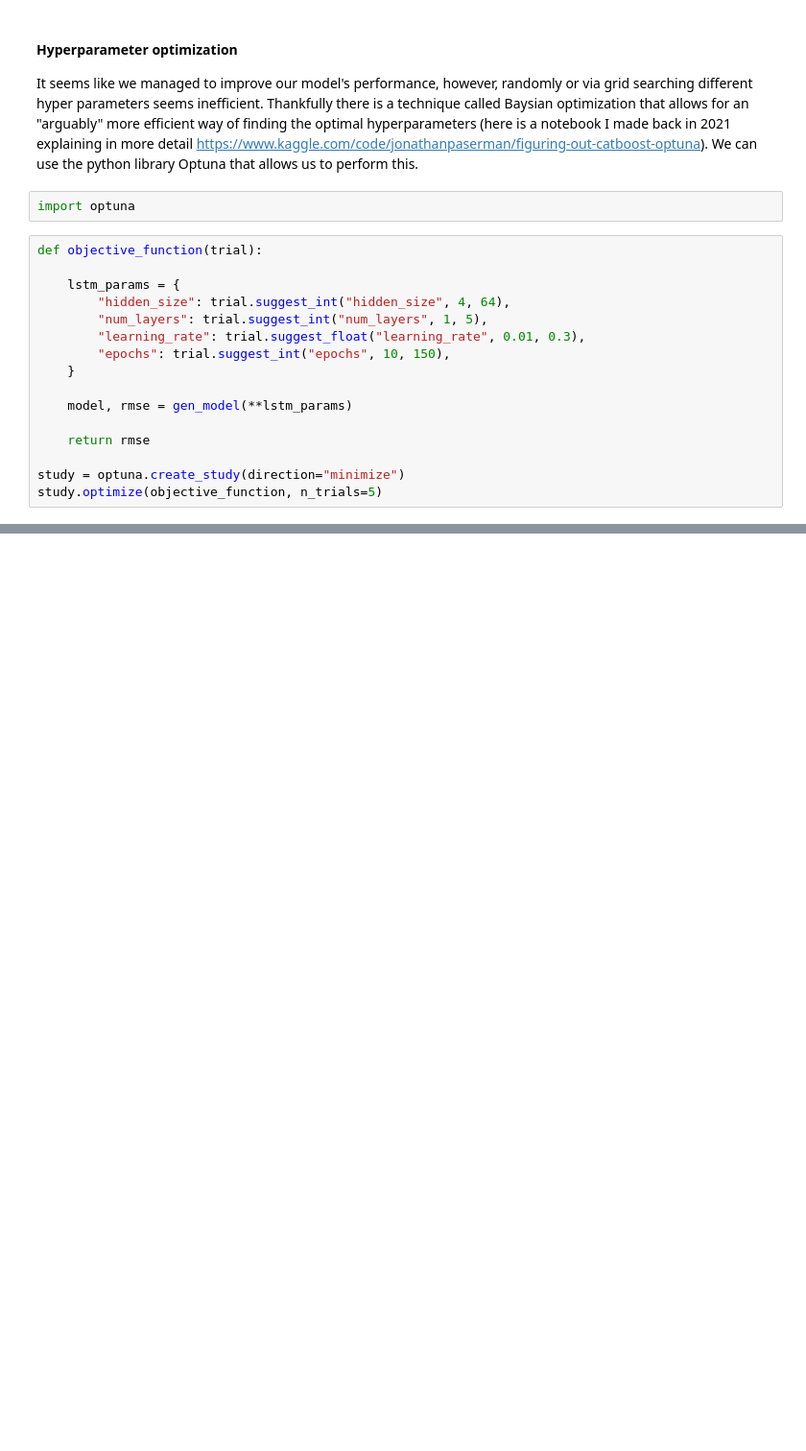
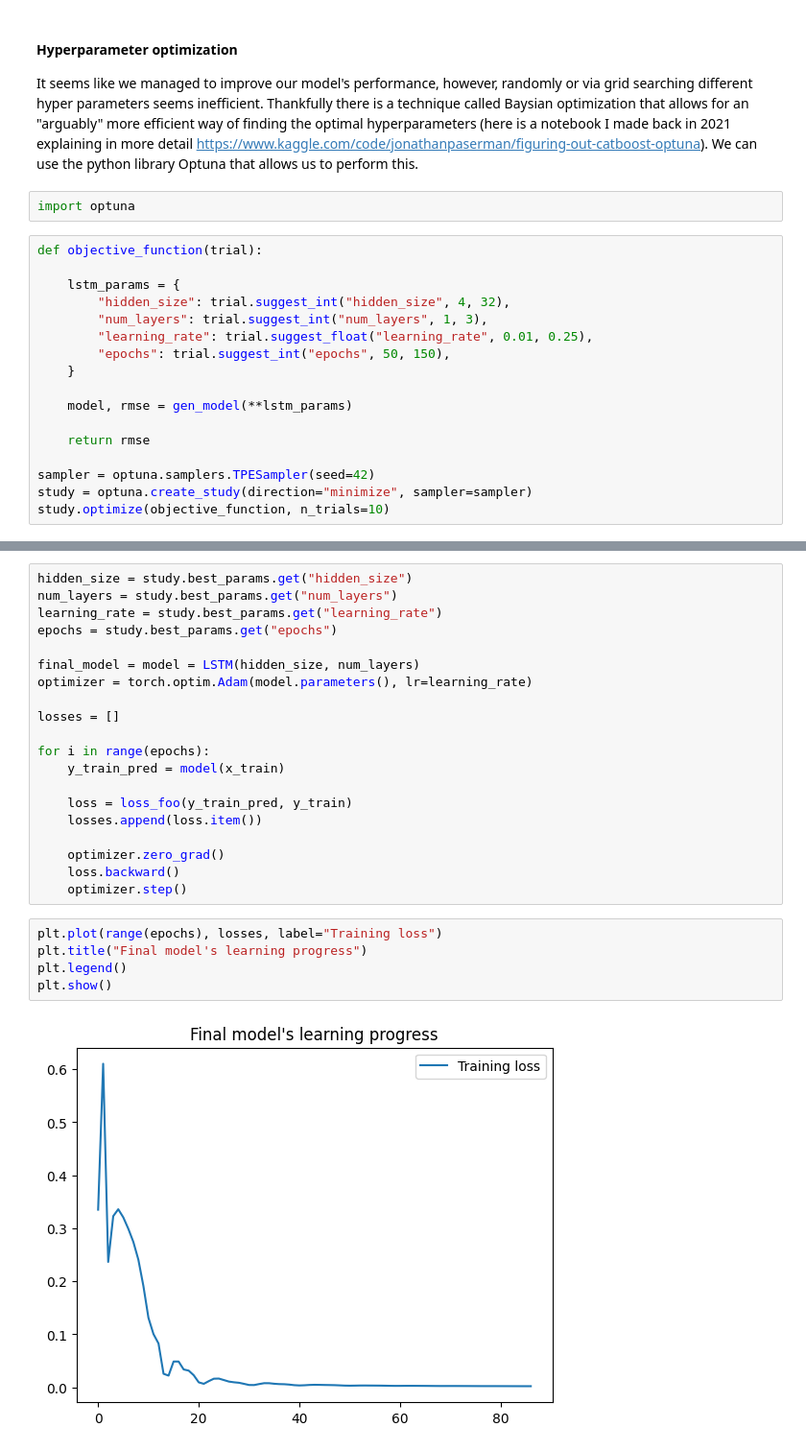
Before and after one commit to BigJonP/stocks-LSTM, a Jupyter notebook: main.ipynb, the cells around one changed output, grey strips where cells are left out. Shown: that part at 96% size. Saved outputs shown, nothing was run; the diff lists cells and outputs as text; blank space fills up the shorter version.

Commit message:
fixed typos and graphed final model results

```diff
--- a/main.ipynb
+++ b/main.ipynb
@@ -240,16 +235,17 @@ import optuna
 def objective_function(trial):
 
     lstm_params = {
-        "hidden_size": trial.suggest_int("hidden_size", 4, 64),
-        "num_layers": trial.suggest_int("num_layers", 1, 5),
-        "learning_rate": trial.suggest_float("learning_rate", 0.01, 0.3),
-        "epochs": trial.suggest_int("epochs", 10, 150),
+        "hidden_size": trial.suggest_int("hidden_size", 4, 32),
+        "num_layers": trial.suggest_int("num_layers", 1, 3),
+        "learning_rate": trial.suggest_float("learning_rate", 0.01, 0.25),
+        "epochs": trial.suggest_int("epochs", 50, 150),
     }
 
     model, rmse = gen_model(**lstm_params)
 
     return rmse
 
-study = optuna.create_study(direction="minimize")
-study.optimize(objective_function, n_trials=5)
+sampler = optuna.samplers.TPESampler(seed=42)
+study = optuna.create_study(direction="minimize", sampler=sampler)
+study.optimize(objective_function, n_trials=10)
 # %% [output]
@@ -267,0 +282,27 @@ Best RMSE: 0.0019260330591350794
+# %%
+hidden_size = study.best_params.get("hidden_size")
+num_layers = study.best_params.get("num_layers")
+learning_rate = study.best_params.get("learning_rate")
+epochs = study.best_params.get("epochs")
+
+final_model = model = LSTM(hidden_size, num_layers)
+optimizer = torch.optim.Adam(model.parameters(), lr=learning_rate)
+
+losses = []
+
+for i in range(epochs):
+    y_train_pred = model(x_train)
+
+    loss = loss_foo(y_train_pred, y_train)
+    losses.append(loss.item())
+
+    optimizer.zero_grad()
+    loss.backward()
+    optimizer.step()
+# %%
+plt.plot(range(epochs), losses, label="Training loss")
+plt.title("Final model's learning progress")
+plt.legend()
+plt.show()
+# %% [output]
+[figure, added]
```
Also changed, not shown: parts of 14 cells of this notebook.
